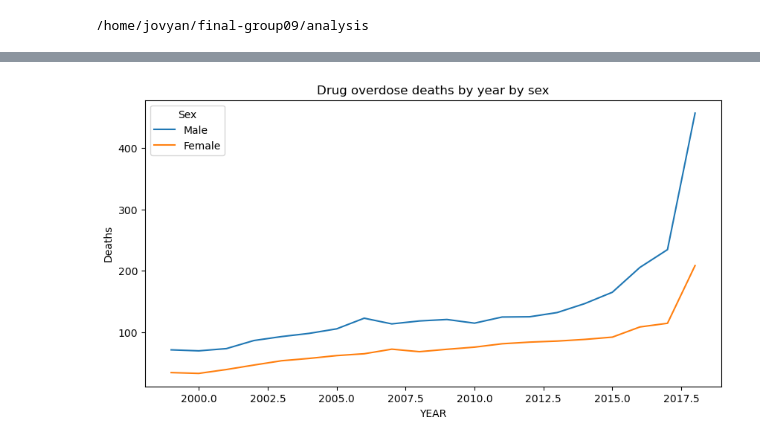
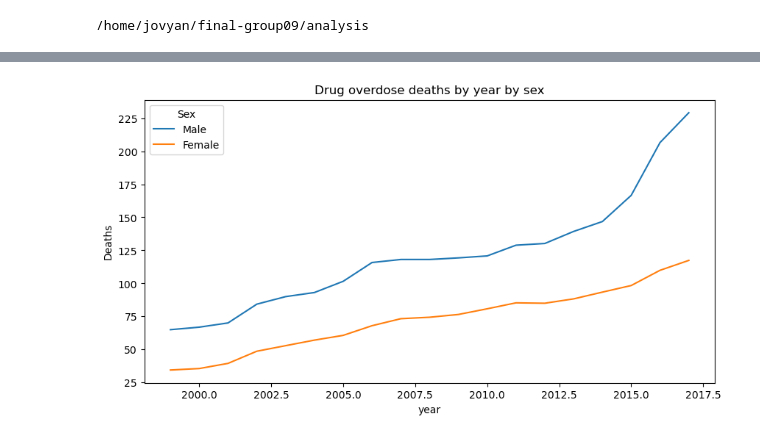
Before and after one commit to UCB-stat-159-f25/final-group09, a Jupyter notebook: analysis/DrugDeaths.ipynb, the cells around one changed output, grey strips where cells are left out. Saved outputs shown, nothing was run; the diff lists cells and outputs as text; code cells hidden in the pictures.

```diff
--- a/analysis/DrugDeaths.ipynb
+++ b/analysis/DrugDeaths.ipynb
@@ -8,5 +9,5 @@ print(os.getcwd())
 # %% [output]
 /home/jovyan/final-group09/analysis
 # %%
-drug_od_deaths = pd.read_csv("../data/cleaned_drug_overdose_data.csv")
-drug_od_deaths.head(5)
+df_od_age_group = pd.read_csv("../data/drugoverdosedeaths_by_age_group.csv")
+df_od_race = pd.read_csv("../data/drugoverdosedeaths_by_race.csv")
@@ -19,0 +14,3 @@ drug_od_deaths.head(5)
+# %%
+df_od_age_group = df_od_age_group.dropna()
+df_od_age_group = df_od_age_group[df_od_age_group["rate"] != ""]
@@ -20,5 +33,5 @@ drug_od_deaths.head(5)
 # %%
 # filter for all drug overdose deaths
-all_od_deaths = drug_od_deaths[drug_od_deaths["PANEL"] == "All drug overdose deaths"]
+all_od_deaths = df_od_age_group[df_od_age_group["od_cause"] == "All Deaths"]
 all_od_deaths.head(5)
 # %% [output]
@@ -31,12 +44,12 @@ all_od_deaths.head(5)
 # %%
 # get female and make deaths by year
-female_ave = all_od_deaths[all_od_deaths["sex"] == "Female"].groupby("YEAR").sum("ESTIMATE").reset_index()
+female_ave = all_od_deaths[all_od_deaths["sex"] == "Female"].groupby("year").sum("rate").reset_index()
 female_ave["sex"] = "Female"
 
-male_ave = all_od_deaths[all_od_deaths["sex"] == "Male"].groupby("YEAR").sum("ESTIMATE").reset_index()
+male_ave = all_od_deaths[all_od_deaths["sex"] == "Male"].groupby("year").sum("rate").reset_index()
 male_ave["sex"] = "Male"
 
 # make one dataframe to hold both sums
 male_female_ave = pd.concat([male_ave, female_ave])
-male_female_ave.head(5)
+male_female_ave
 # %% [output]
@@ -49,16 +73,16 @@ male_female_ave.head(5)
 # %%
 # plot year vs estimated deaths for each sex
 
 fig, ax = plt.subplots(figsize=(10, 5))
-sns.lineplot(data = male_female_ave, x='YEAR', y='ESTIMATE', hue='sex')
+sns.lineplot(data = male_female_ave, x='year', y='rate', hue='sex')
 
 # Add a legend and show the plot
 ax.set_ylabel('Deaths')
 ax.legend(title= 'Sex')
 ax.set_title('Drug overdose deaths by year by sex')
 plt.show()
 # %% [output]
-[figure, old version]
+[figure, new version]
 # %%
 # filter data by age-group
 # TODO: Waiting for cleaned dataset to include age-groups
```
Also changed, not shown: parts of 8 cells of this notebook, 1 other file.
